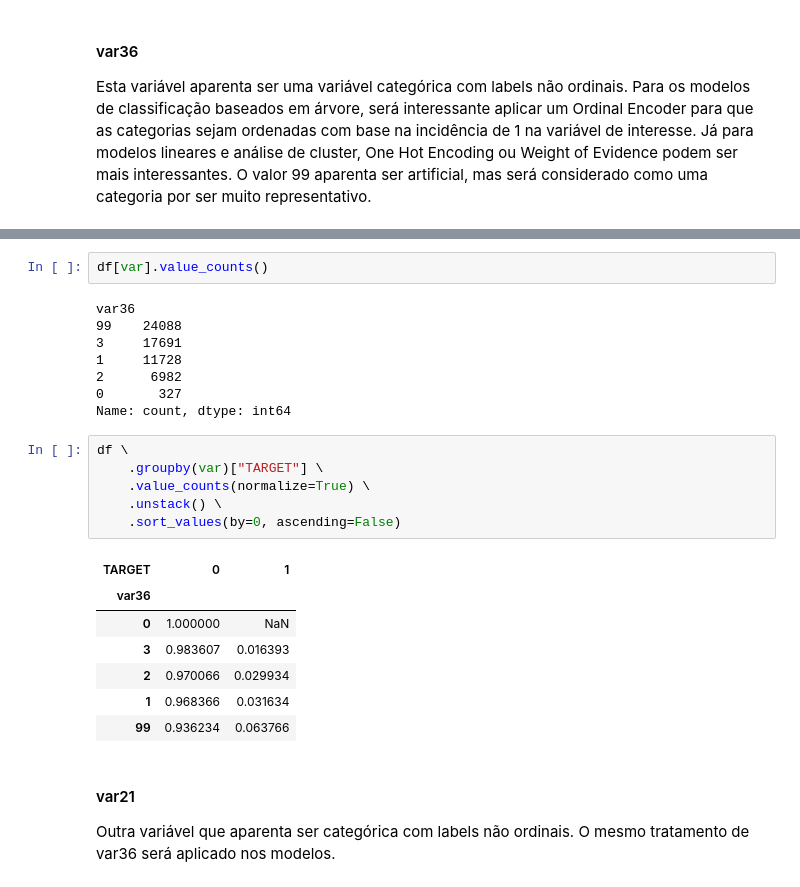
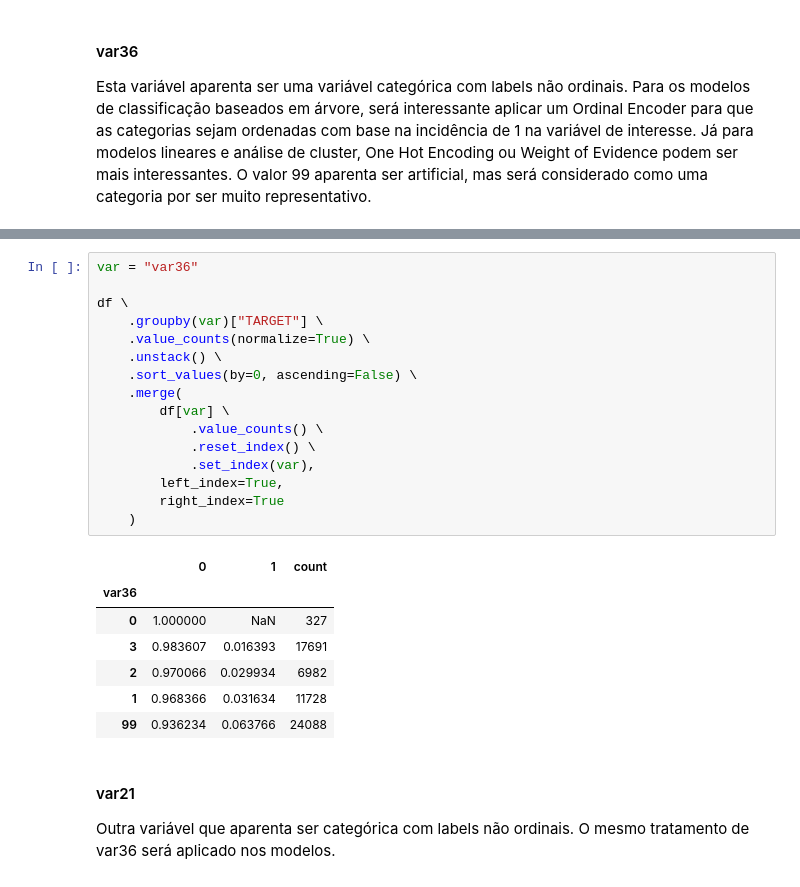
Before and after one commit to FelipeViacava/data-masters-case, a Jupyter notebook: 01-eda.ipynb, the cells around one changed output, grey strips where cells are left out. Cells and saved outputs as stored; diff of their text form.

```diff
--- a/01-eda.ipynb
+++ b/01-eda.ipynb
@@ -772,27 +760,27 @@ Contagem de números decimais: 0
-# %%
-df[var].value_counts()
-# %% [output]
-var36
-99    24088
-3     17691
-1     11728
-2      6982
-0       327
-Name: count, dtype: int64
 # %%
+var = "var36"
+
 df \
     .groupby(var)["TARGET"] \
     .value_counts(normalize=True) \
     .unstack() \
-    .sort_values(by=0, ascending=False)
+    .sort_values(by=0, ascending=False) \
+    .merge(
+        df[var] \
+            .value_counts() \
+            .reset_index() \
+            .set_index(var),
+        left_index=True,
+        right_index=True
+    )
 # %% [output]
-| TARGET | 0 | 1 |
-| var36 |  |  |
-| 0 | 1.000000 | NaN |
-| 3 | 0.983607 | 0.016393 |
-| 2 | 0.970066 | 0.029934 |
-| 1 | 0.968366 | 0.031634 |
-| 99 | 0.936234 | 0.063766 |
+|  | 0 | 1 | count |
+| var36 |  |  |  |
+| 0 | 1.000000 | NaN | 327 |
+| 3 | 0.983607 | 0.016393 | 17691 |
+| 2 | 0.970066 | 0.029934 | 6982 |
+| 1 | 0.968366 | 0.031634 | 11728 |
+| 99 | 0.936234 | 0.063766 | 24088 |
 # %% [markdown]
 #### var21
 
```
Also changed, not shown: parts of 14 cells of this notebook.
